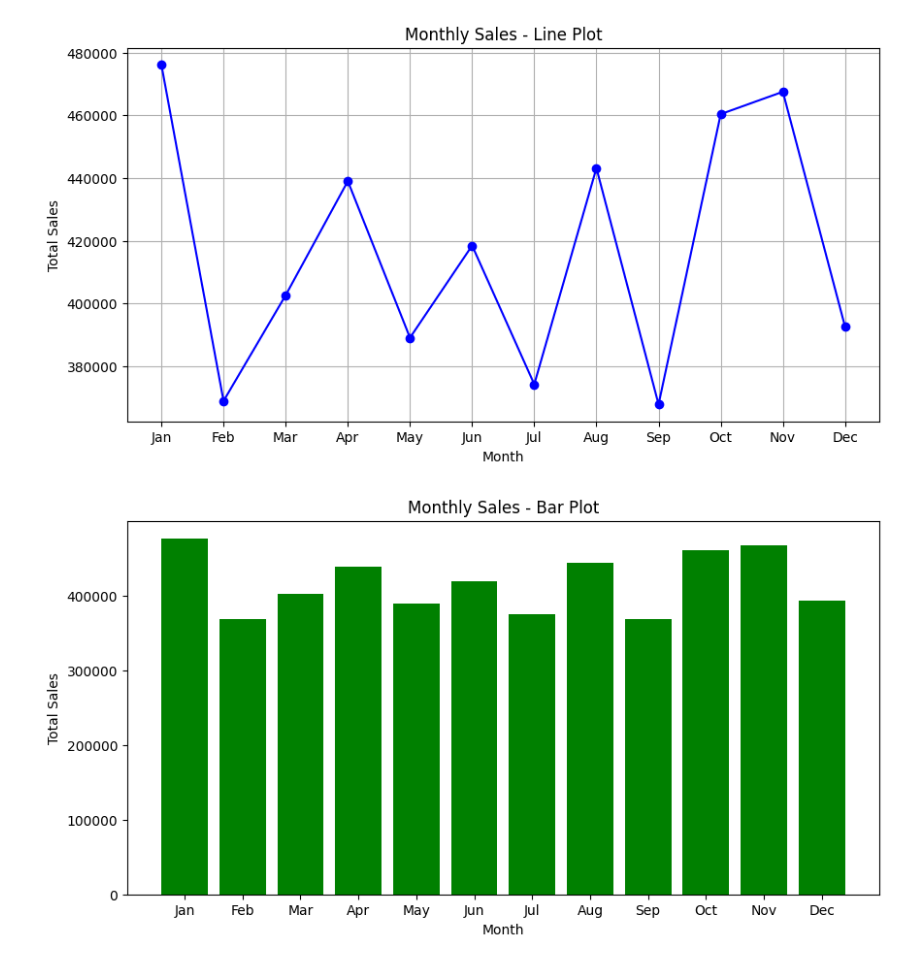
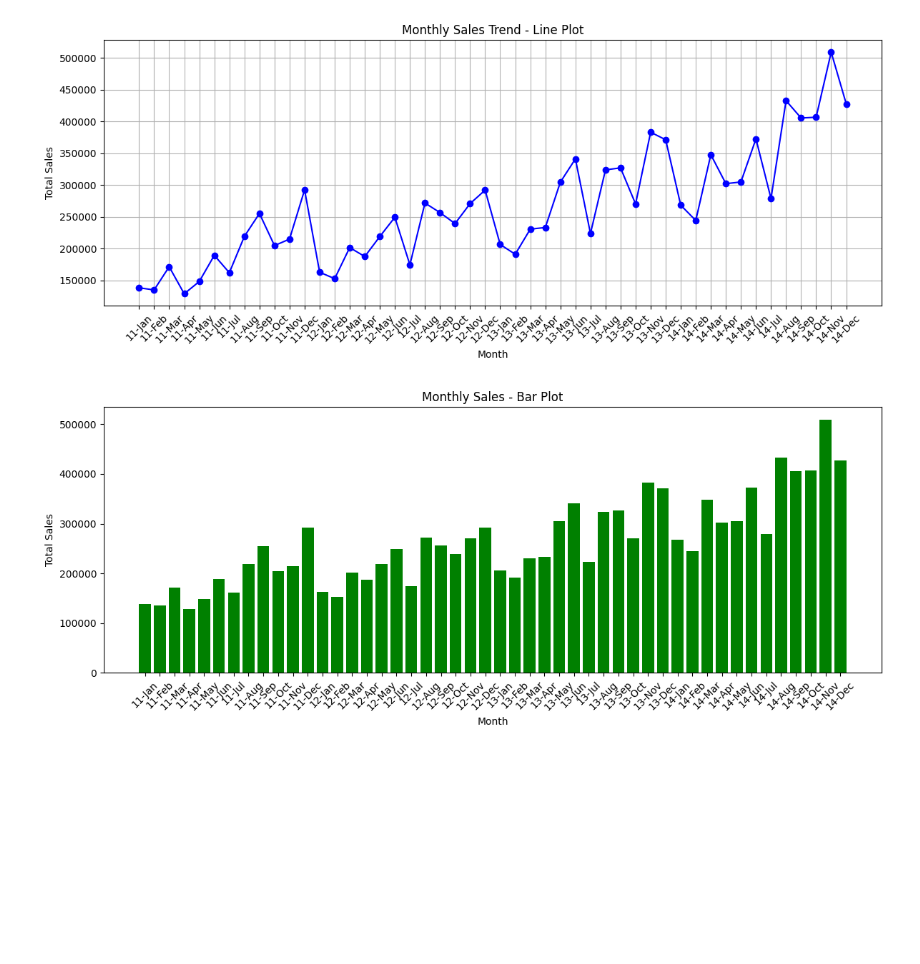
Before and after one commit to darshanabhijith/darshanabhijith-FODS, a Jupyter notebook: EXP_10.ipynb, the cells around one changed output. Cells and saved outputs as stored; diff of their text form; code cells hidden in the pictures; blank space fills up the shorter version.

```diff
--- a/EXP_10.ipynb
+++ b/EXP_10.ipynb
@@ -1,36 +1,47 @@
 # %% [markdown]
 <a href="https://colab.research.google.com/github/darshanabhijith/darshanabhijith-FODS/blob/main/EXP_10.ipynb" target="_parent"><img src="https://colab.research.google.com/assets/colab-badge.svg" alt="Open In Colab"/></a>
-# %%
-
-import matplotlib.pyplot as plt
-
-# Actual monthly sales from the dataset
-months = ["Jan", "Feb", "Mar", "Apr", "May", "Jun",
-          "Jul", "Aug", "Sep", "Oct", "Nov", "Dec"]
-
-sales = [
-    476092.36, 368919.36, 402638.77,
-    438992.61, 389078.76, 418458.34,
-    374242.88, 443171.28, 367837.60,
-    460378.78, 467482.90, 392643.58
-]
-
-# Line Plot
-plt.figure(figsize=(10, 5))
-plt.plot(months, sales, marker="o", color="blue")
-plt.title("Monthly Sales - Line Plot")
-plt.xlabel("Month")
-plt.ylabel("Total Sales")
-plt.grid(True)
-plt.show()
-
-# Bar Plot
-plt.figure(figsize=(10, 5))
-plt.bar(months, sales, color="green")
-plt.title("Monthly Sales - Bar Plot")
-plt.xlabel("Month")
-plt.ylabel("Total Sales")
-plt.show()
-# %% [output]
-[figure, removed]
-[figure, removed]
+# %%
+import pandas as pd
+import matplotlib.pyplot as plt
+
+# Load the dataset directly to ensure a clean state
+df = pd.read_csv('/content/Exp10 - Exp10.csv')
+
+# Ensure order_date is in datetime format, handling mixed date formats gracefully
+df['order_date'] = pd.to_datetime(df['order_date'], format='mixed')
+
+# Clean the 'sales' column: remove commas and convert to numeric float
+df['sales'] = df['sales'].astype(str).str.replace(',', '', regex=False)
+df['sales'] = pd.to_numeric(df['sales'], errors='coerce').fillna(0)
+
+# Group by month and sum the sales chronologically
+monthly_data = df.groupby(df['order_date'].dt.to_period('M'))['sales'].sum().reset_index()
+monthly_data = monthly_data.sort_values('order_date')
+
+# Format the month labels as 'Yr-Mon' (e.g. '11-Jan')
+months = monthly_data['order_date'].dt.strftime('%y-%b')
+sales = monthly_data['sales'].tolist()
+
+# Line Plot
+plt.figure(figsize=(12, 5))
+plt.plot(months, sales, marker="o", color="blue")
+plt.title("Monthly Sales Trend - Line Plot")
+plt.xlabel("Month")
+plt.ylabel("Total Sales")
+plt.xticks(rotation=45)
+plt.grid(True)
+plt.tight_layout()
+plt.show()
+
+# Bar Plot
+plt.figure(figsize=(12, 5))
+plt.bar(months, sales, color="green")
+plt.title("Monthly Sales - Bar Plot")
+plt.xlabel("Month")
+plt.ylabel("Total Sales")
+plt.xticks(rotation=45)
+plt.tight_layout()
+plt.show()
+# %% [output]
+[figure, added]
+[figure, added]
```
